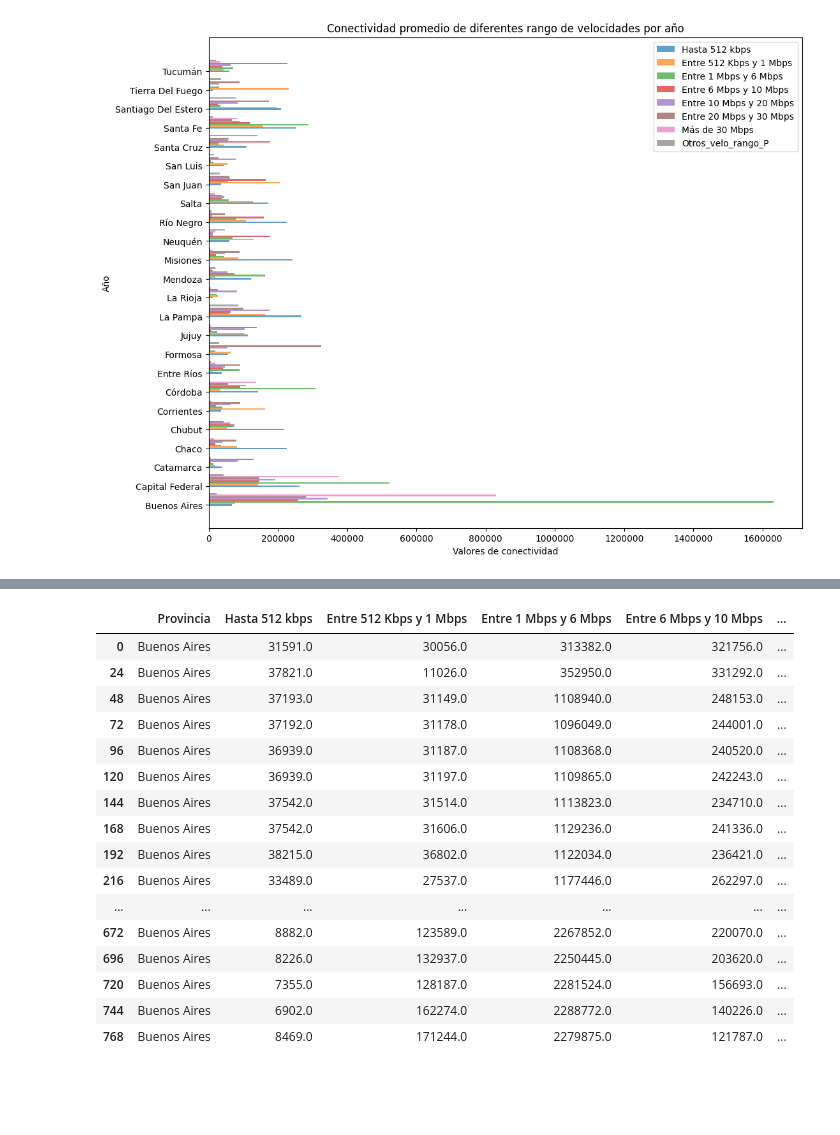
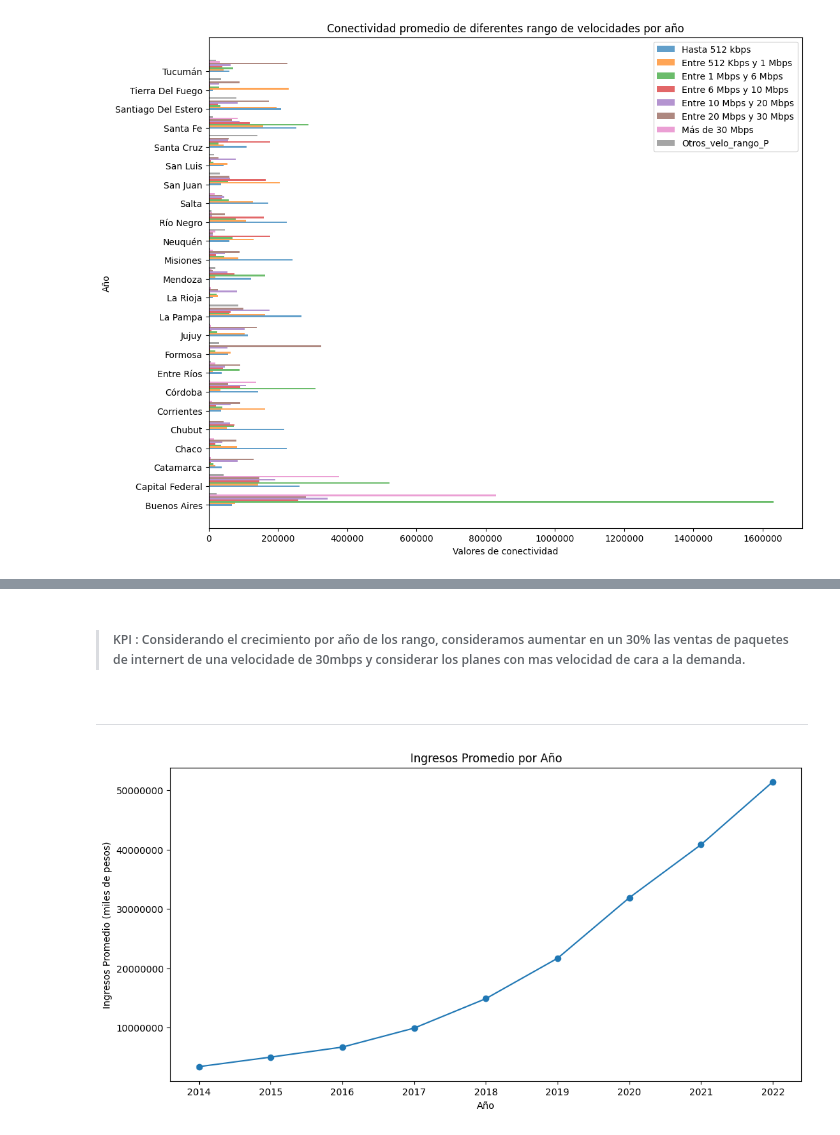
Before and after one commit to juanjolopez28/Proyectos, a Jupyter notebook: Proyecto_Henry02/EDA.ipynb, the cells around one changed output, grey strips where cells are left out. Drawn from its saved outputs; the diff is of its cells as text; code cells hidden in the pictures; blank space fills up the shorter version.

```diff
--- a/Proyecto_Henry02/EDA.ipynb
+++ b/Proyecto_Henry02/EDA.ipynb
@@ -408,20 +427,27 @@ plt.show()
-# %%
-df_velocidad[df_velocidad['Provincia']=='Buenos Aires']
-# %% [output]
-|  | Provincia | Hasta 512 kbps | Entre 512 Kbps y 1 Mbps | Entre 1 Mbps y 6 Mbps | Entre 6 Mbps y 10 Mbps | ... |
-| 0 | Buenos Aires | 31591.0 | 30056.0 | 313382.0 | 321756.0 | ... |
-| 24 | Buenos Aires | 37821.0 | 11026.0 | 352950.0 | 331292.0 | ... |
-| 48 | Buenos Aires | 37193.0 | 31149.0 | 1108940.0 | 248153.0 | ... |
-| 72 | Buenos Aires | 37192.0 | 31178.0 | 1096049.0 | 244001.0 | ... |
-| 96 | Buenos Aires | 36939.0 | 31187.0 | 1108368.0 | 240520.0 | ... |
-| 120 | Buenos Aires | 36939.0 | 31197.0 | 1109865.0 | 242243.0 | ... |
-| 144 | Buenos Aires | 37542.0 | 31514.0 | 1113823.0 | 234710.0 | ... |
-| 168 | Buenos Aires | 37542.0 | 31606.0 | 1129236.0 | 241336.0 | ... |
-| 192 | Buenos Aires | 38215.0 | 36802.0 | 1122034.0 | 236421.0 | ... |
-| 216 | Buenos Aires | 33489.0 | 27537.0 | 1177446.0 | 262297.0 | ... |
-| ... | ... | ... | ... | ... | ... | ... |
-| 672 | Buenos Aires | 8882.0 | 123589.0 | 2267852.0 | 220070.0 | ... |
-| 696 | Buenos Aires | 8226.0 | 132937.0 | 2250445.0 | 203620.0 | ... |
-| 720 | Buenos Aires | 7355.0 | 128187.0 | 2281524.0 | 156693.0 | ... |
-| 744 | Buenos Aires | 6902.0 | 162274.0 | 2288772.0 | 140226.0 | ... |
-| 768 | Buenos Aires | 8469.0 | 171244.0 | 2279875.0 | 121787.0 | ... |
+# %% [markdown]
+> ##### KPI : Considerando el crecimiento por año de los rango, consideramos aumentar en un 30% las ventas de paquetes de internert de una velocidade de 30mbps y considerar los planes con mas velocidad de cara a la demanda.
+# %% [markdown]
+---
+# %%
+import matplotlib.pyplot as plt
+
+df_banda=df_datos_trimes[['Año','Ingresos (miles de pesos)']]
+# Calcular los ingresos promedios por año
+ingresos_promedio = df_banda.groupby('Año')['Ingresos (miles de pesos)'].mean()
+
+# Configurar el tamaño de la figura
+plt.figure(figsize=(12, 6))
+
+# Graficar la serie de ingresos promedios por año
+ingresos_promedio.plot(marker='o')
+
+# Configurar los ejes y el título
+plt.xlabel('Año')
+plt.ylabel('Ingresos Promedio (miles de pesos)')
+plt.ticklabel_format(axis='y', style='plain')
+plt.title('Ingresos Promedio por Año')
+
+# Mostrar el gráfico
+plt.show()
+# %% [output]
+[figure, added]
```
Also changed, not shown: parts of 18 cells of this notebook, 7 other files.
